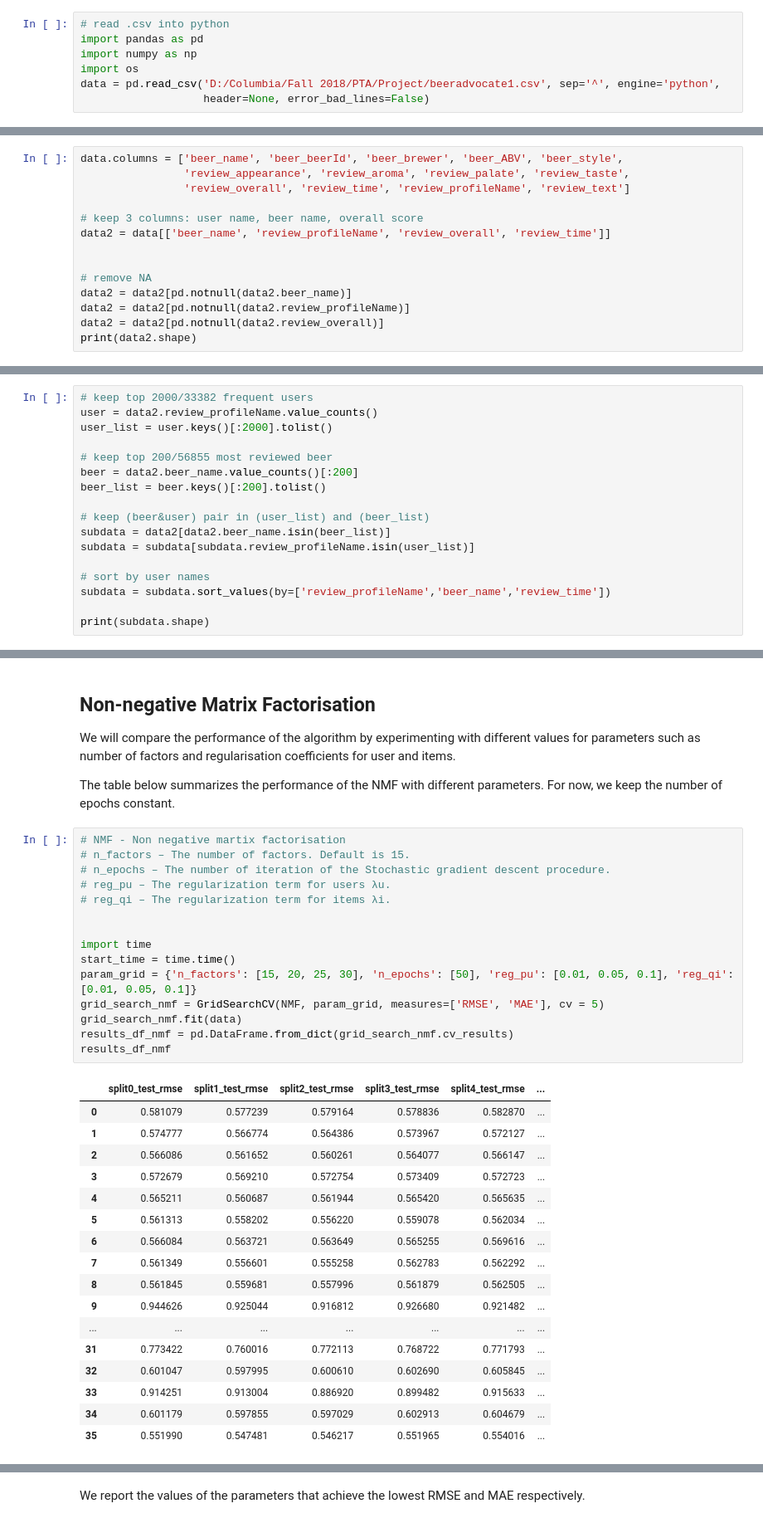
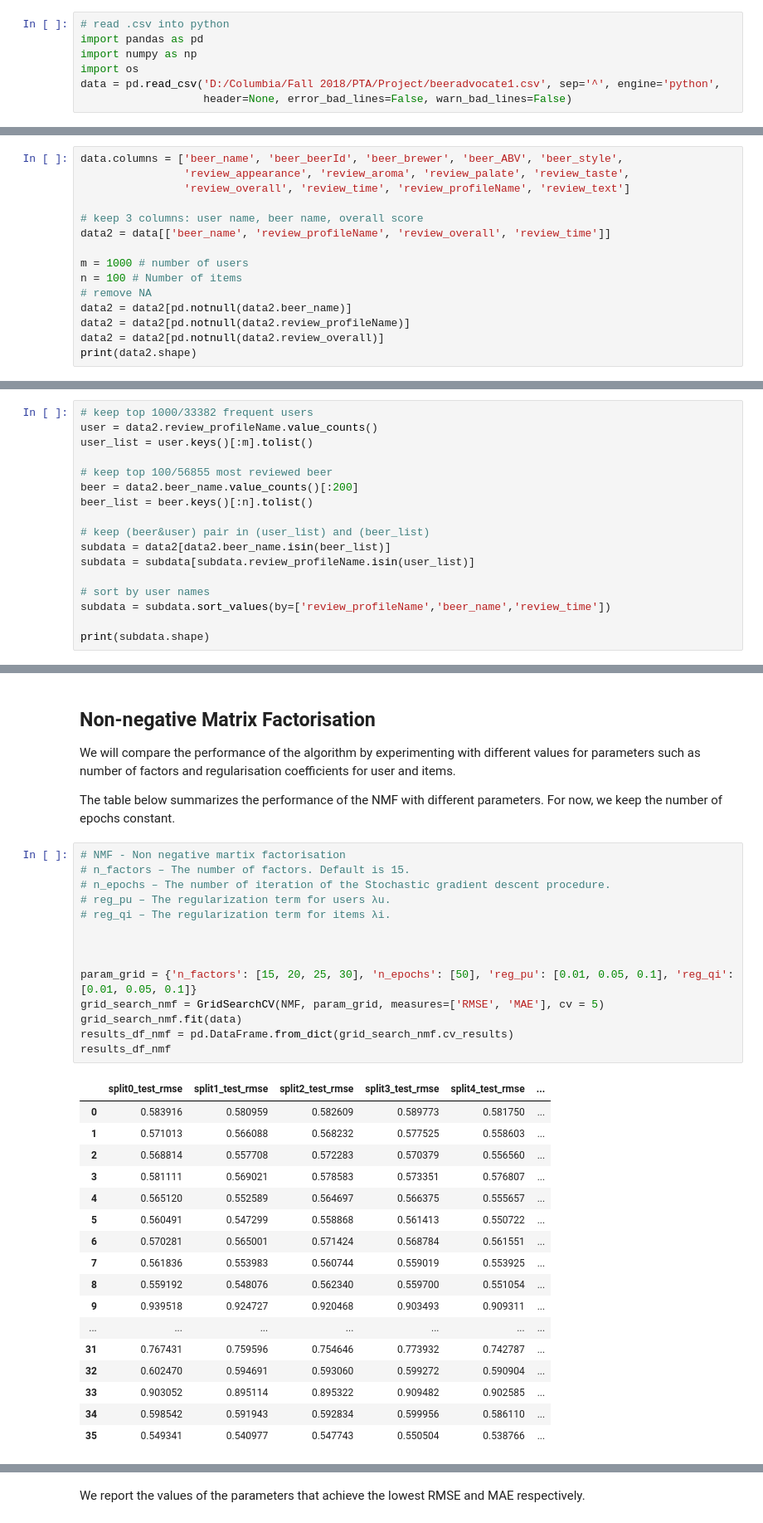
Before and after one commit to thegreatwarlo/BeerPersonalization, a Jupyter notebook: Matrix_factorisation.ipynb, the cells around one changed output, grey strips where cells are left out. Shown at 83% size. Saved outputs shown, nothing was run; the diff lists cells and outputs as text.

```diff
--- a/Matrix_factorisation.ipynb
+++ b/Matrix_factorisation.ipynb
@@ -6,4 +6,4 @@ import pandas as pd
 import numpy as np
 import os
 data = pd.read_csv('D:/Columbia/Fall 2018/PTA/Project/beeradvocate1.csv', sep='^', engine='python',
-                   header=None, error_bad_lines=False)
+                   header=None, error_bad_lines=False, warn_bad_lines=False)
@@ -33,7 +15,8 @@ data.columns = ['beer_name', 'beer_beerId', 'beer_brewer', 'beer_ABV', 'beer_sty
 # keep 3 columns: user name, beer name, overall score
 data2 = data[['beer_name', 'review_profileName', 'review_overall', 'review_time']]
 
-
+m = 1000 # number of users
+n = 100 # Number of items
 # remove NA
 data2 = data2[pd.notnull(data2.beer_name)]
 data2 = data2[pd.notnull(data2.review_profileName)]
@@ -42,13 +25,13 @@ print(data2.shape)
 # %% [output]
 (1585696, 4)
 # %%
-# keep top 2000/33382 frequent users
+# keep top 1000/33382 frequent users
 user = data2.review_profileName.value_counts()
-user_list = user.keys()[:2000].tolist()
+user_list = user.keys()[:m].tolist()
 
-# keep top 200/56855 most reviewed beer
+# keep top 100/56855 most reviewed beer
 beer = data2.beer_name.value_counts()[:200]
-beer_list = beer.keys()[:200].tolist()
+beer_list = beer.keys()[:n].tolist()
 
 # keep (beer&user) pair in (user_list) and (beer_list)
 subdata = data2[data2.beer_name.isin(beer_list)]
@@ -92,36 +76,35 @@ The table below summarizes the performance of the NMF with different parameters.
 # %%
 # NMF - Non negative martix factorisation
 # n_factors – The number of factors. Default is 15.
 # n_epochs – The number of iteration of the Stochastic gradient descent procedure.
 # reg_pu – The regularization term for users λu.
 # reg_qi – The regularization term for items λi.
 
 
-import time
-start_time = time.time()
+
 param_grid = {'n_factors': [15, 20, 25, 30], 'n_epochs': [50], 'reg_pu': [0.01, 0.05, 0.1], 'reg_qi': [0.01, 0.05, 0.1]}
 grid_search_nmf = GridSearchCV(NMF, param_grid, measures=['RMSE', 'MAE'], cv = 5)
 grid_search_nmf.fit(data)
 results_df_nmf = pd.DataFrame.from_dict(grid_search_nmf.cv_results)
 results_df_nmf
 # %% [output]
 |  | split0_test_rmse | split1_test_rmse | split2_test_rmse | split3_test_rmse | split4_test_rmse | ... |
-| 0 | 0.581079 | 0.577239 | 0.579164 | 0.578836 | 0.582870 | ... |
-| 1 | 0.574777 | 0.566774 | 0.564386 | 0.573967 | 0.572127 | ... |
-| 2 | 0.566086 | 0.561652 | 0.560261 | 0.564077 | 0.566147 | ... |
-| 3 | 0.572679 | 0.569210 | 0.572754 | 0.573409 | 0.572723 | ... |
-| 4 | 0.565211 | 0.560687 | 0.561944 | 0.565420 | 0.565635 | ... |
-| 5 | 0.561313 | 0.558202 | 0.556220 | 0.559078 | 0.562034 | ... |
-| 6 | 0.566084 | 0.563721 | 0.563649 | 0.565255 | 0.569616 | ... |
-| 7 | 0.561349 | 0.556601 | 0.555258 | 0.562783 | 0.562292 | ... |
-| 8 | 0.561845 | 0.559681 | 0.557996 | 0.561879 | 0.562505 | ... |
-| 9 | 0.944626 | 0.925044 | 0.916812 | 0.926680 | 0.921482 | ... |
+| 0 | 0.583916 | 0.580959 | 0.582609 | 0.589773 | 0.581750 | ... |
+| 1 | 0.571013 | 0.566088 | 0.568232 | 0.577525 | 0.558603 | ... |
+| 2 | 0.568814 | 0.557708 | 0.572283 | 0.570379 | 0.556560 | ... |
+| 3 | 0.581111 | 0.569021 | 0.578583 | 0.573351 | 0.576807 | ... |
+| 4 | 0.565120 | 0.552589 | 0.564697 | 0.566375 | 0.555657 | ... |
+| 5 | 0.560491 | 0.547299 | 0.558868 | 0.561413 | 0.550722 | ... |
+| 6 | 0.570281 | 0.565001 | 0.571424 | 0.568784 | 0.561551 | ... |
+| 7 | 0.561836 | 0.553983 | 0.560744 | 0.559019 | 0.553925 | ... |
+| 8 | 0.559192 | 0.548076 | 0.562340 | 0.559700 | 0.551054 | ... |
+| 9 | 0.939518 | 0.924727 | 0.920468 | 0.903493 | 0.909311 | ... |
 | ... | ... | ... | ... | ... | ... | ... |
-| 31 | 0.773422 | 0.760016 | 0.772113 | 0.768722 | 0.771793 | ... |
-| 32 | 0.601047 | 0.597995 | 0.600610 | 0.602690 | 0.605845 | ... |
-| 33 | 0.914251 | 0.913004 | 0.886920 | 0.899482 | 0.915633 | ... |
-| 34 | 0.601179 | 0.597855 | 0.597029 | 0.602913 | 0.604679 | ... |
-| 35 | 0.551990 | 0.547481 | 0.546217 | 0.551965 | 0.554016 | ... |
+| 31 | 0.767431 | 0.759596 | 0.754646 | 0.773932 | 0.742787 | ... |
+| 32 | 0.602470 | 0.594691 | 0.593060 | 0.599272 | 0.590904 | ... |
+| 33 | 0.903052 | 0.895114 | 0.895322 | 0.909482 | 0.902585 | ... |
+| 34 | 0.598542 | 0.591943 | 0.592834 | 0.599956 | 0.586110 | ... |
+| 35 | 0.549341 | 0.540977 | 0.547743 | 0.550504 | 0.538766 | ... |
 36 rows × 25 columns
 # %% [markdown]
 We report the values of the parameters that achieve the lowest RMSE and MAE respectively.
```
Also changed, not shown: parts of 28 cells of this notebook.
